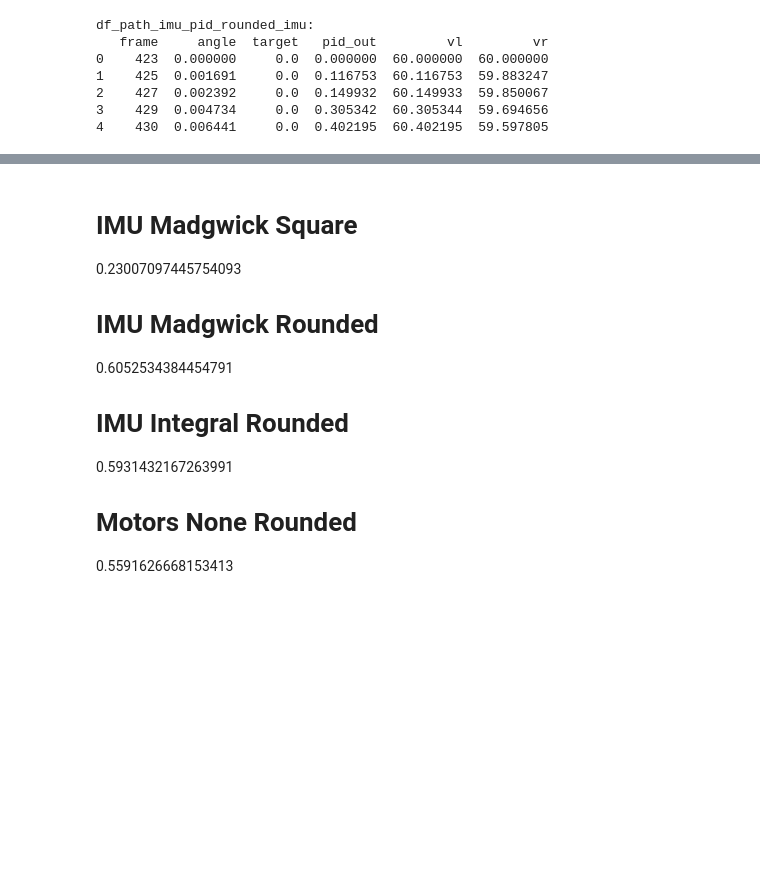
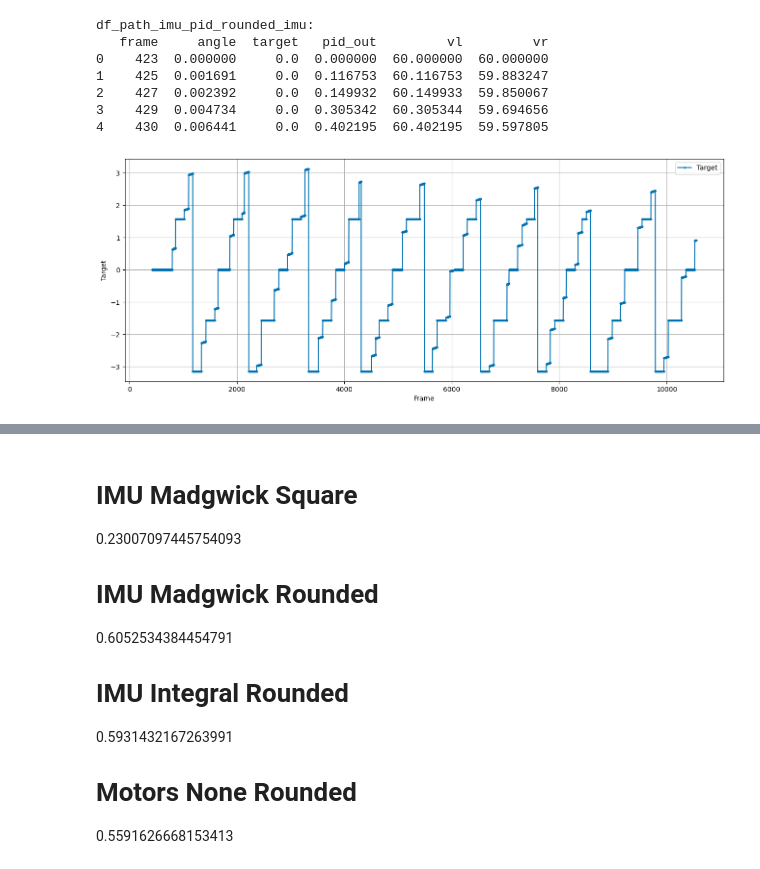
Before and after one commit to charlotte-strg/IMU_Audit, a Jupyter notebook: src/runs_on_pc/ergebnisse_viz.ipynb, the cells around one changed output, grey strips where cells are left out. Cells and saved outputs as stored; diff of their text form; code cells hidden in the pictures; blank space fills up the shorter version.

```diff
--- a/src/runs_on_pc/ergebnisse_viz.ipynb
+++ b/src/runs_on_pc/ergebnisse_viz.ipynb
@@ -79,3 +79,14 @@ df_path_imu_pid_rounded_imu:
 2    427  0.002392     0.0  0.149932  60.149933  59.850067
 3    429  0.004734     0.0  0.305342  60.305344  59.694656
 4    430  0.006441     0.0  0.402195  60.402195  59.597805
+# %%
+plt.figure(figsize=(16, 6))
+plt.plot(df_path_imu_pid_rounded_imu['frame'], df_path_imu_pid_rounded_imu['target'], marker="o", markersize=2, linestyle="-", color="#0072B2", label="Target")
+plt.xlabel("Frame")
+plt.ylabel("Target")
+# plt.xlim(3500, 5000)
+plt.grid(True)
+plt.legend()
+plt.show()
+# %% [output]
+[figure, added]
```
Also changed, not shown: parts of 22 cells of this notebook, 2 other files.
